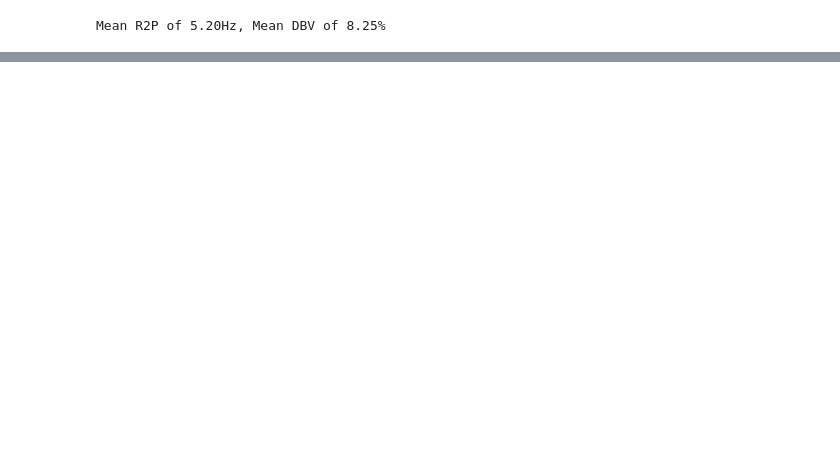
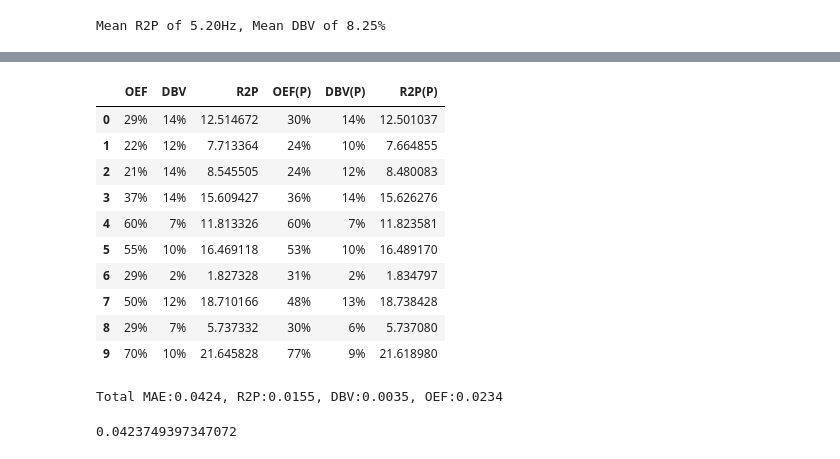
Before and after one commit to ashmcmn/brain_MRI_estimations, a Jupyter notebook: qBOLD_Model_Prediction.ipynb, the cells around one changed output, grey strips where cells are left out. Cells and saved outputs as stored; diff of their text form; code cells hidden in the pictures; blank space fills up the shorter version.

```diff
--- a/qBOLD_Model_Prediction.ipynb
+++ b/qBOLD_Model_Prediction.ipynb
@@ -115,0 +333,40 @@ Mean R2P of 5.20Hz, Mean DBV of 8.25%
+# %%
+excerpt = qboldnn.data.sample(frac=1).iloc[:10]
+x = excerpt.to_numpy()[:,4:]
+excerpt.reset_index(inplace=True)
+predictions = qboldnn.predict_model(x)
+excerpt = pd.concat([excerpt, predictions], axis=1)
+excerpt[['OEF', 'DBV', 'R2P', 'OEF(P)', 'DBV(P)', 'R2P(P)']].style.format({
+    'OEF': '{:.0%}'.format,
+    'DBV': '{:.0%}'.format,
+    'OEF(P)': '{:.0%}'.format,
+    'DBV(P)': '{:.0%}'.format,
+})
+# %% [output]
+|  | OEF | DBV | R2P | OEF(P) | DBV(P) | R2P(P) |
+| 0 | 29% | 14% | 12.514672 | 30% | 14% | 12.501037 |
+| 1 | 22% | 12% | 7.713364 | 24% | 10% | 7.664855 |
+| 2 | 21% | 14% | 8.545505 | 24% | 12% | 8.480083 |
+| 3 | 37% | 14% | 15.609427 | 36% | 14% | 15.626276 |
+| 4 | 60% | 7% | 11.813326 | 60% | 7% | 11.823581 |
+| 5 | 55% | 10% | 16.469118 | 53% | 10% | 16.489170 |
+| 6 | 29% | 2% | 1.827328 | 31% | 2% | 1.834797 |
+| 7 | 50% | 12% | 18.710166 | 48% | 13% | 18.738428 |
+| 8 | 29% | 7% | 5.737332 | 30% | 6% | 5.737080 |
+| 9 | 70% | 10% | 21.645828 | 77% | 9% | 21.618980 |
+# %%
+excerpt = qboldnn.data
+x = excerpt.to_numpy()[:,4:]
+y = excerpt.to_numpy()[:,2]
+predictions = qboldnn.predict_model(x)
+excerpt = pd.concat([excerpt, predictions], axis=1)
+r2p_error = np.abs(np.diff(excerpt[['R2P', 'R2P(P)']].to_numpy())).mean()
+dbv_error = np.abs(np.diff(excerpt[['DBV', 'DBV(P)']].to_numpy())).mean()
+oef_error = np.abs(np.diff(excerpt[['OEF', 'OEF(P)']].to_numpy())).mean()
+print(f'Total MAE:{r2p_error+dbv_error+oef_error:.4f}, R2P:{r2p_error:.4f}, DBV:{dbv_error:.4f}, OEF:{oef_error:.4f}')
+# %% [output]
+Total MAE:0.0424, R2P:0.0155, DBV:0.0035, OEF:0.0234
+# %%
+r2p_error+dbv_error+oef_error
+# %% [output]
+0.0423749397347072
```
Also changed, not shown: parts of 11 cells of this notebook.
